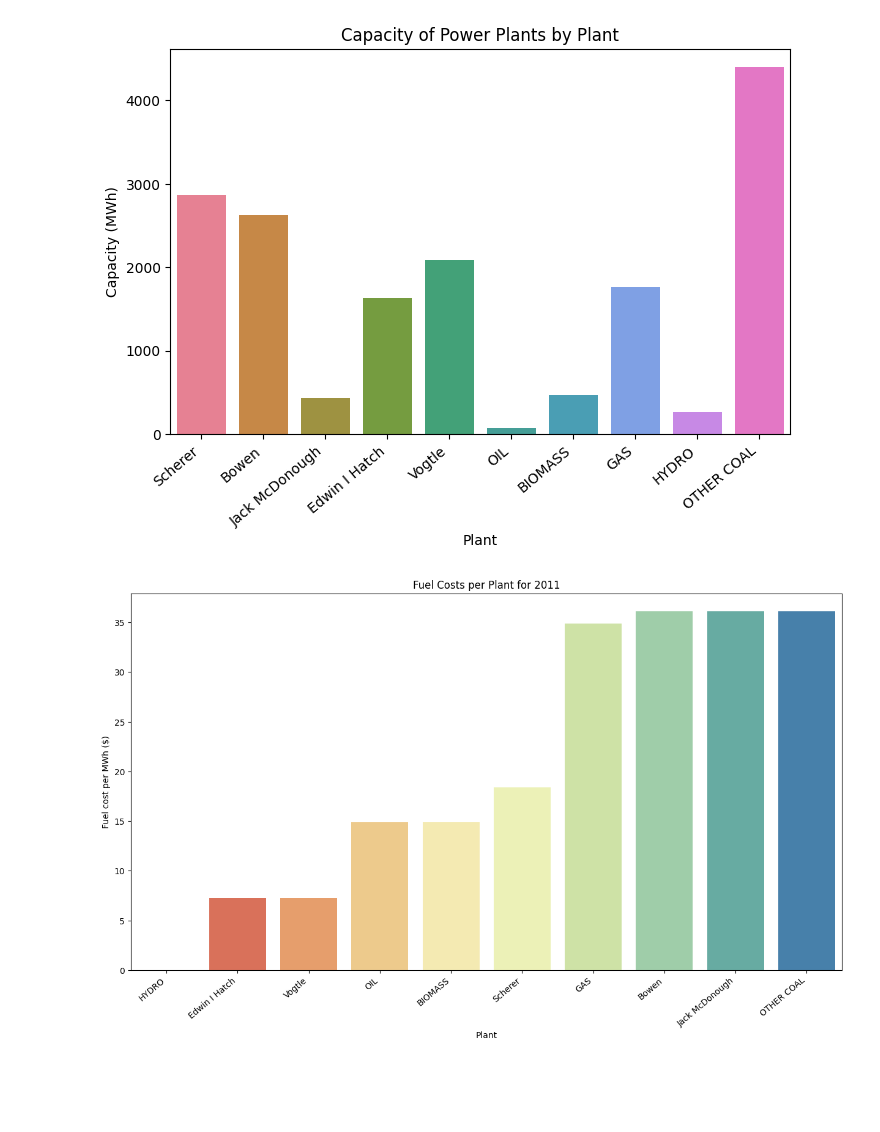
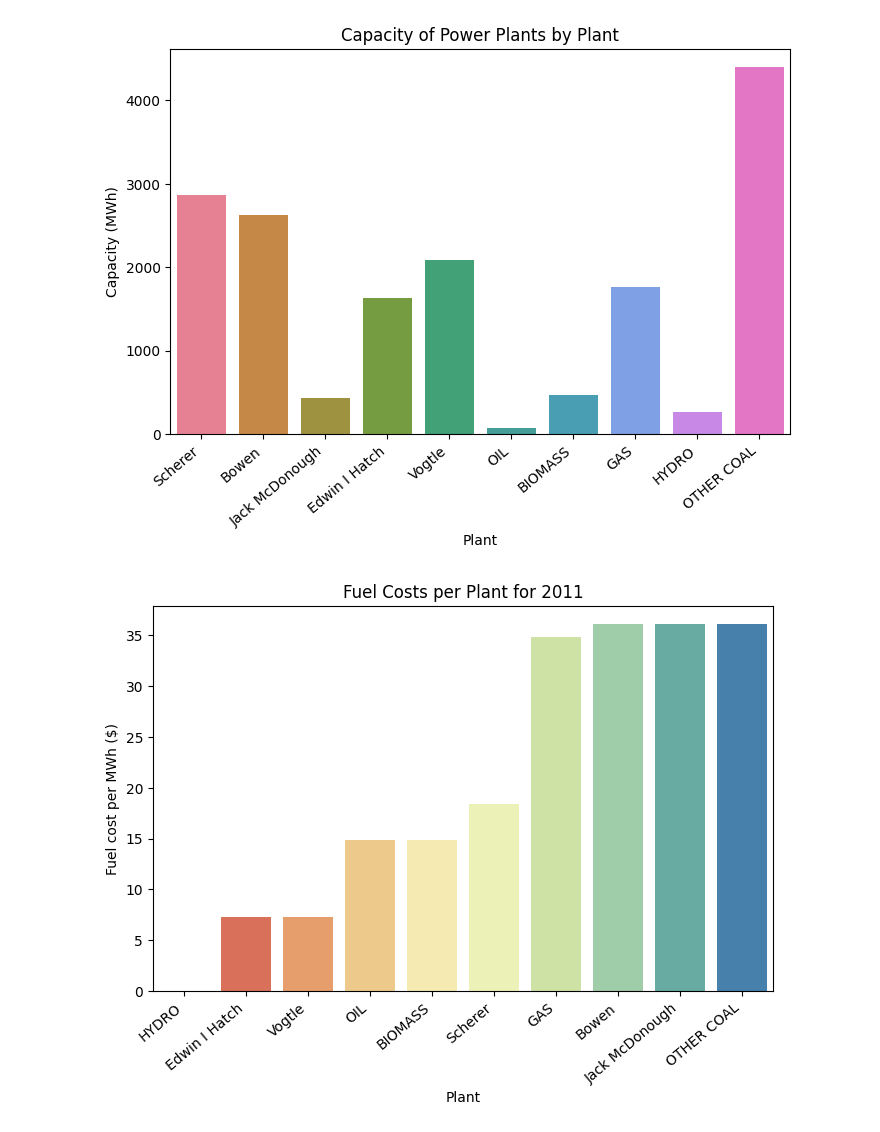
Before and after one commit to EthanFajnkuchen/generation-schedule-optimization, a Jupyter notebook: final_project.ipynb, the cells around one changed output. Saved outputs shown, nothing was run; the diff lists cells and outputs as text; code cells hidden in the pictures; blank space fills up the shorter version.

```diff
--- a/final_project.ipynb
+++ b/final_project.ipynb
@@ -120,7 +121,7 @@ plt.show()
 # %% [output]
 [figure]
 # %%
-df_power_plant_infos = pd.read_csv('./plant_capacities.csv')
+df_power_plant_infos = pd.read_csv('./data/plant_capacities.csv')
 df_power_plant_infos
 # %% [output]
 |  | Plant | PlantType | FuelType | Capacity | LAT | LON |
@@ -178,36 +179,29 @@ plt.show()
 # %% [output]
 [figure]
 # %%
-df_fuel_costs = pd.read_csv('./fuel_costs.csv')
+df_fuel_costs = pd.read_csv('./data/fuel_costs.csv')
 
-# read the fuel costs and transform it from fuel-type to plant-name
 f = {i: df_fuel_costs[df_fuel_costs['year']==2011].T.to_dict()[9][fuel_type[i]] for i in fuel_type} # dictionary of fuel cost for each plant
 
-# plot the fuel costs
-df_fuel_costs = pd.read_csv('./fuel_costs.csv')
 
-# Create a dictionary of fuel costs for each plant for the year 2011
-f = {i: df_fuel_costs[df_fuel_costs['year'] == 2011].T.to_dict()[9][fuel_type[i]] for i in fuel_type}
-
-# Sort the dictionary by fuel cost in ascending order
 sorted_f = dict(sorted(f.items(), key=lambda item: item[1]))
 
 # Plot the fuel costs
-fig, ax = plt.subplots(figsize=(15, 8))  # Adjust the figure size if needed
+fig, ax = plt.subplots(figsize=(8, 5))  # Adjust the figure size if needed
 fuelcost_plot = sns.barplot(
     x=list(sorted_f.keys()),
     y=[sorted_f[k] for k in sorted_f],
     palette='Spectral'
 )
 
 # Rotate the x-axis labels for better readability
 fuelcost_plot.set_xticklabels(fuelcost_plot.get_xticklabels(), rotation=40, ha='right')
 
 # Set axis labels and title
 fuelcost_plot.set(xlabel='Plant', ylabel='Fuel cost per MWh ($)')
 fuelcost_plot.set_title('Fuel Costs per Plant for 2011')
 
 # Display the plot
 plt.show()
 # %% [output]
-[figure, old version]
+[figure, new version]
```
Also changed, not shown: parts of 22 cells of this notebook, 6 other files.
